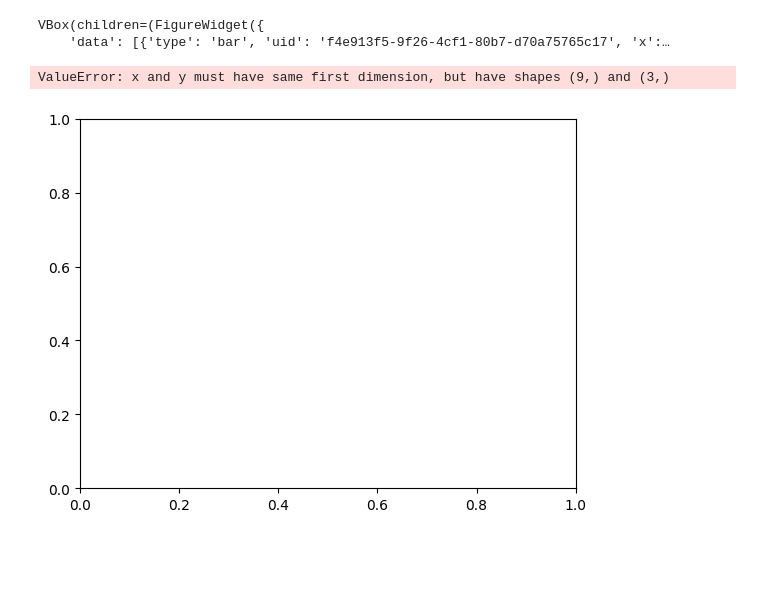
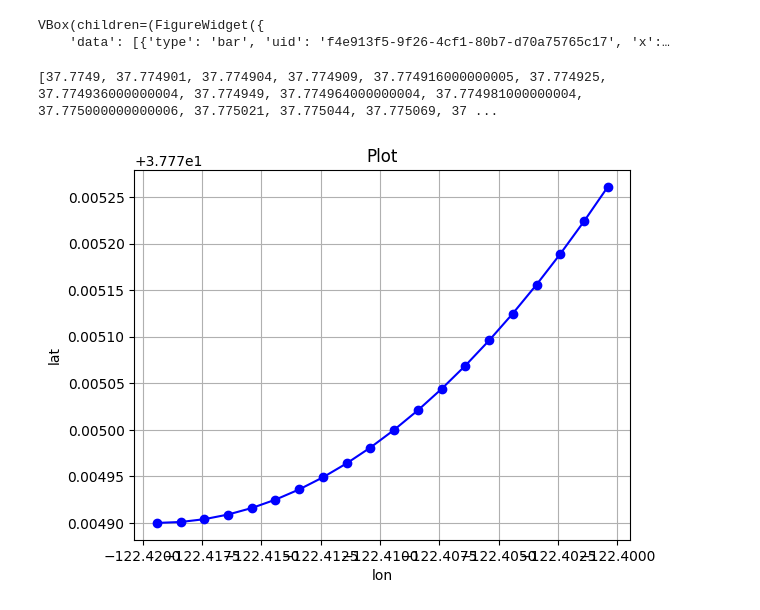
Before and after one commit to robcs9/proaes-game-be, a Jupyter notebook: archive/plot_nb.ipynb, the cells around one changed output. Drawn from its saved outputs; the diff is of its cells as text; code cells hidden in the pictures; blank space fills up the shorter version.

Commit message:
Atualizando dispersão dos pontos em plot

```diff
--- a/archive/plot_nb.ipynb
+++ b/archive/plot_nb.ipynb
@@ -230,33 +230,40 @@ x_vertex = 16 # x value of center point
 # print(x_vertex)
 # f = lambda x: math.sqrt((4)**2 - x**2) #(x)**2
 f = lambda x,y,lon,lat,r: (x-lon)**2 + (y-lat)**2 - r**2
 const_r = 4
 # yval = [math.sqrt((x_vertex)**2 - x**2) for x in xval]
 
 # yval = [f(x) for x in xval]
 # working right
 # yval = [f(x,x,0,0,const_r) for x in xval]
-yval = [f(x,x,-122.4195,-122.4195,R) for x in xv1]
+# yval = [f(x,x,-122.4195,-122.4195,R) for x in xv1]
+lat = data['lat'][0]
+# (xf - x / 2) + x = 2x + xf - x /2 = (x + xf) / 2
+# center_x = x + R; center_y = y + R
+# data['lon'][0] already equivalent to "y + R" (y is the initial value for lon)
+yval = [data['lat'][0]+f(x,lat,data['lon'][0],data['lat'][0] + R,R) for x in data['lon']]
+xval = data['lon']
+print(yval)
 # test_y = [((max(x_values) - min(x_values))**2 - x**2) for x in x_values]
 # print(test_y)
 # y_values = [math.sqrt((max(x_values) - min(x_values))**2 - x**2) for x in x_values]
 
 plt.plot(xval, yval, 'bo-',)
 plt.xlabel('lon')
 plt.ylabel('lat')
 plt.title('Plot')
 # plt.legend()
 plt.grid(True)
 
 
 # foo(R, 0, 0)
 # plt.show()
 
 # for i, lat in enumerate(data['lat']):
     # x between lon - radius and lon + radius
     # print(f'radius: {radius};\n new lat: {radius - data['lon'][i]**2}\
             # new lon: {}')
     # data['lat'][i] = math.sqrt(radius - data['lon'][i]**2)
 # %% [output]
-ValueError: x and y must have same first dimension, but have shapes (9,) and (3,)
+[37.7749, 37.774901, 37.774904, 37.774909, 37.774916000000005, 37.774925, 37.774936000000004, 37.774949, 37.774964000000004, 37.774981000000004, 37.775000000000006, 37.775021, 37.775044, 37.775069, 37 ...
-[figure, old version]
+[figure, new version]
```
Also changed, not shown: parts of 1 cell of this notebook, 3 other files.
